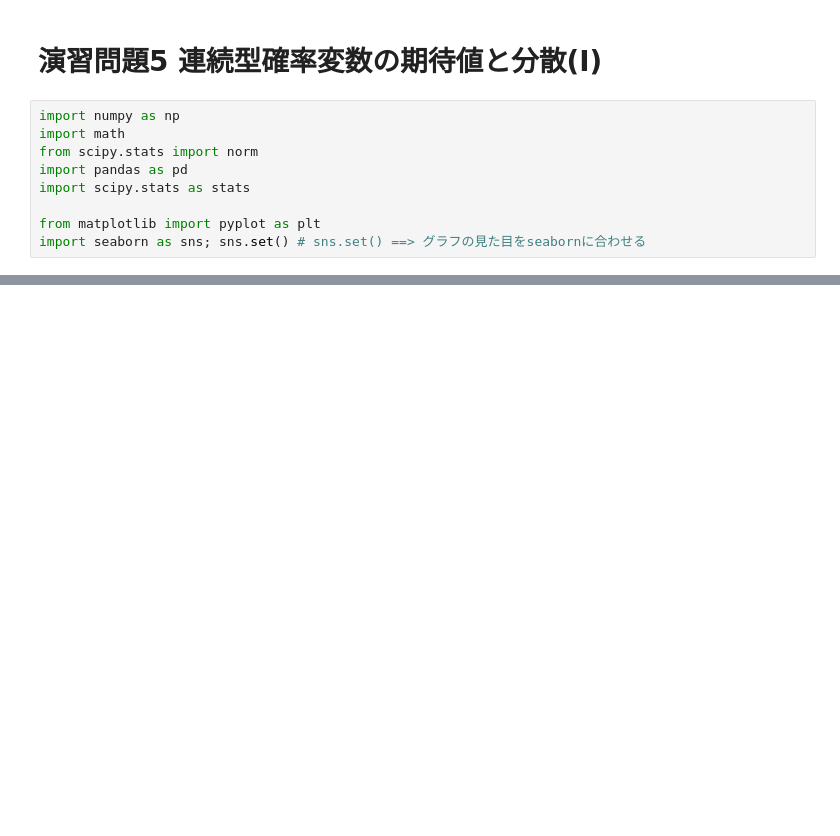
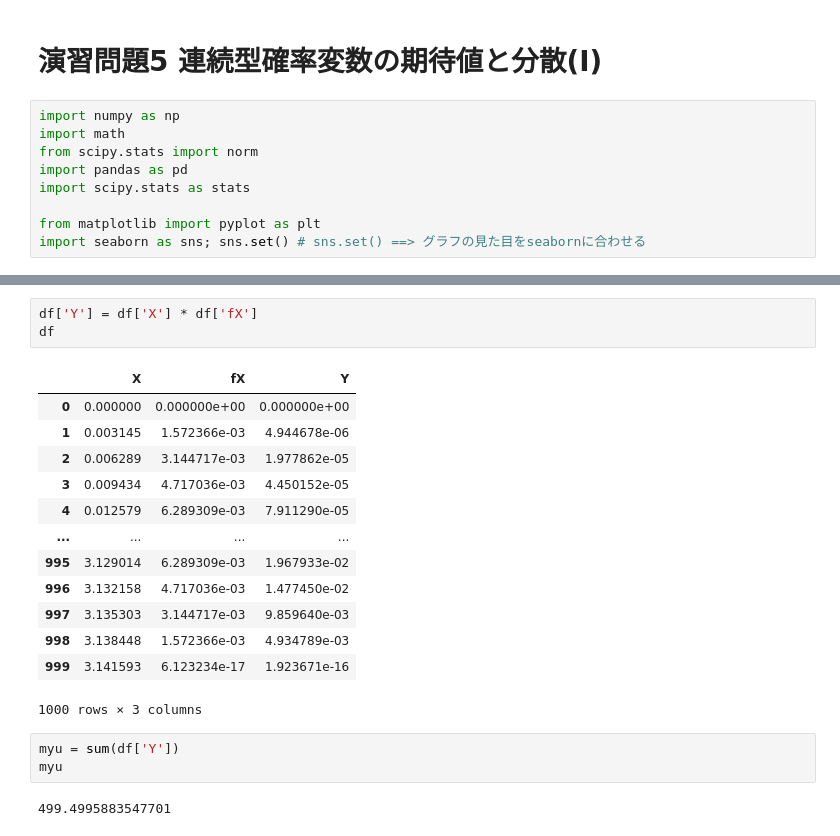
Before and after one commit to RTstudy/StatisticsStudy, a Jupyter notebook: exercise_05/exercise_05-1_matsudo840.ipynb, the cells around one changed output, grey strips where cells are left out. Drawn from its saved outputs; the diff is of its cells as text; blank space fills up the shorter version.

```diff
--- a/exercise_05/exercise_05-1_matsudo840.ipynb
+++ b/exercise_05/exercise_05-1_matsudo840.ipynb
@@ -47,0 +33,22 @@ sns.distplot(Y);
+# %%
+df['Y'] = df['X'] * df['fX']
+df
+# %% [output]
+|  | X | fX | Y |
+| 0 | 0.000000 | 0.000000e+00 | 0.000000e+00 |
+| 1 | 0.003145 | 1.572366e-03 | 4.944678e-06 |
+| 2 | 0.006289 | 3.144717e-03 | 1.977862e-05 |
+| 3 | 0.009434 | 4.717036e-03 | 4.450152e-05 |
+| 4 | 0.012579 | 6.289309e-03 | 7.911290e-05 |
+| ... | ... | ... | ... |
+| 995 | 3.129014 | 6.289309e-03 | 1.967933e-02 |
+| 996 | 3.132158 | 4.717036e-03 | 1.477450e-02 |
+| 997 | 3.135303 | 3.144717e-03 | 9.859640e-03 |
+| 998 | 3.138448 | 1.572366e-03 | 4.934789e-03 |
+| 999 | 3.141593 | 6.123234e-17 | 1.923671e-16 |
+1000 rows × 3 columns
+# %%
+myu = sum(df['Y'])
+myu
+# %% [output]
+499.4995883547701
```
Also changed, not shown: parts of 8 cells of this notebook.
